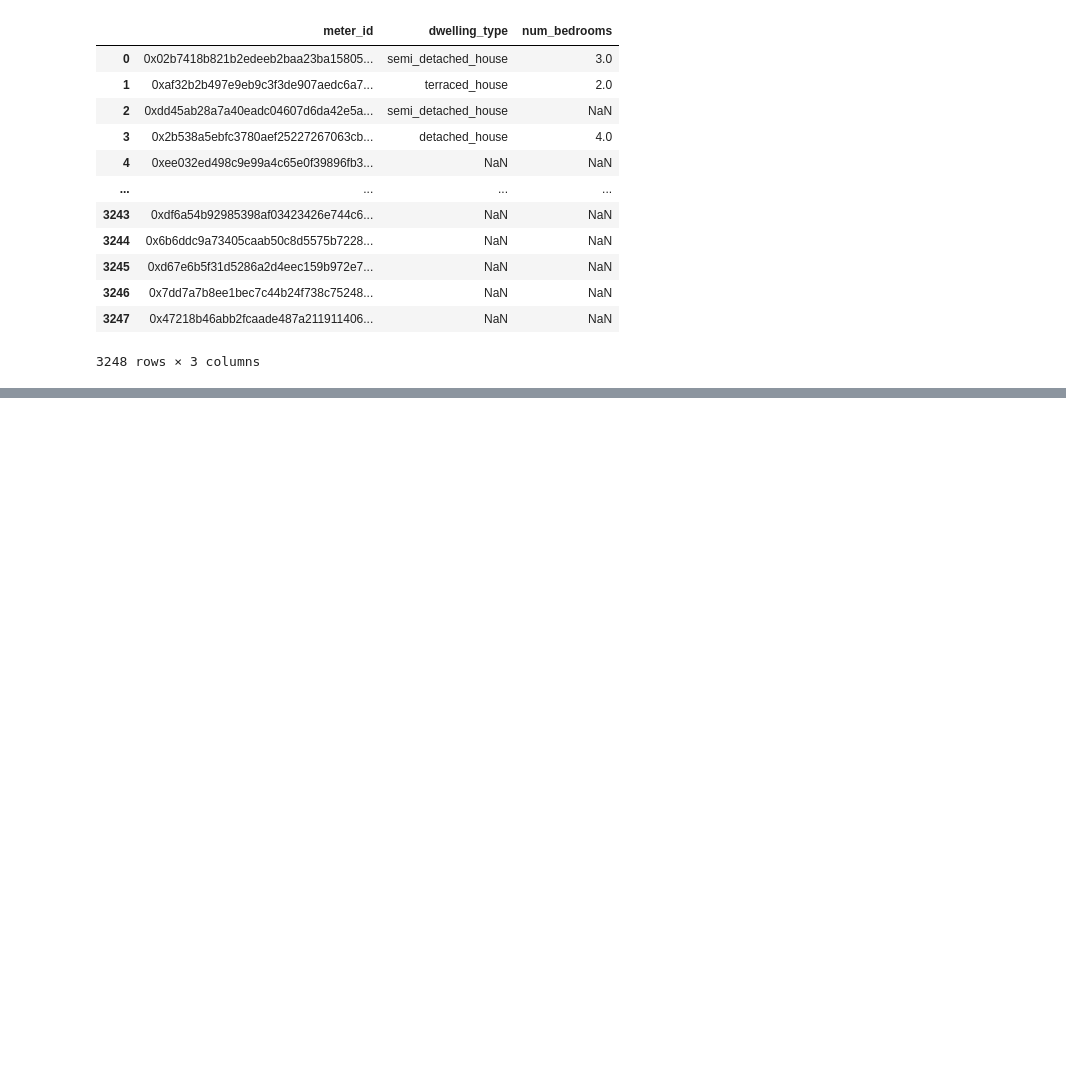
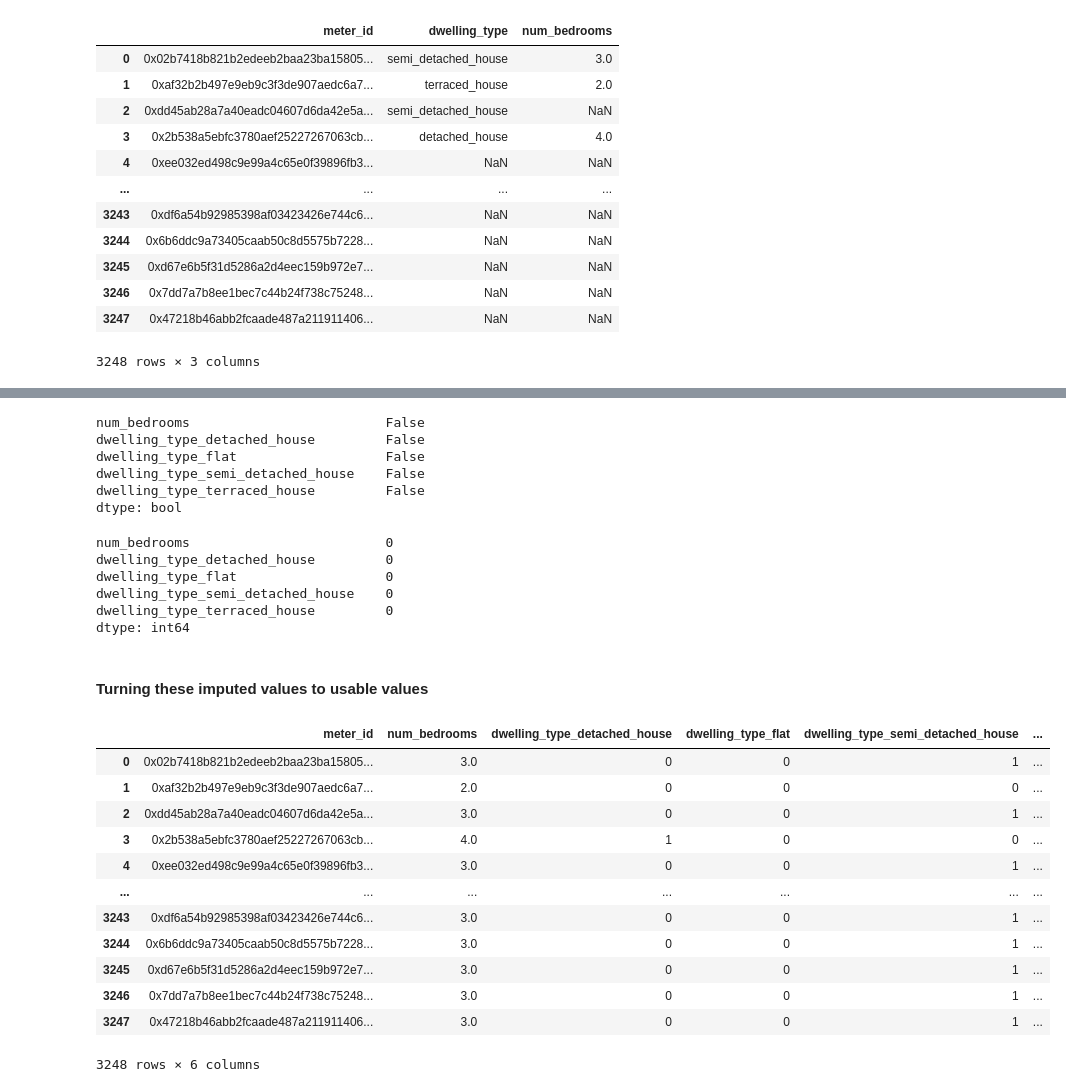
Before and after one commit to danielmusselwhite/UG_Dissertation_Energy_Forecasting, a Jupyter notebook: Src/Jupyter_Notebooks/1. EDA.ipynb, the cells around one changed output, grey strips where cells are left out. Drawn from its saved outputs; the diff is of its cells as text; code cells hidden in the pictures; blank space fills up the shorter version.

```diff
--- a/Src/Jupyter_Notebooks/1. EDA.ipynb
+++ b/Src/Jupyter_Notebooks/1. EDA.ipynb
@@ -311,0 +567,60 @@ df_info_all_meters
+# %%
+# checking it no longer has missing values
+df_info_knn_imputed.isna().any()
+# %% [output]
+num_bedrooms                         False
+dwelling_type_detached_house         False
+dwelling_type_flat                   False
+dwelling_type_semi_detached_house    False
+dwelling_type_terraced_house         False
+dtype: bool
+# %%
+# looking at sum of missing values
+df_info_knn_imputed.isna().sum()
+# %% [output]
+num_bedrooms                         0
+dwelling_type_detached_house         0
+dwelling_type_flat                   0
+dwelling_type_semi_detached_house    0
+dwelling_type_terraced_house         0
+dtype: int64
+# %% [markdown]
+#### Turning these imputed values to usable values
+# %%
+#Unnormalsing the data
+df_info_knn_imputed.columns[1:] #ignoring meter id as that wasn't normalized
+df_info_knn_finished = pd.DataFrame(scaler.inverse_transform(df_info_knn_imputed), columns = df_info_knn_imputed.columns) # reversing the normalization
+# %%
+#rounding bedrooms to their final value
+num_bedrooms=df_info_knn_finished["num_bedrooms"].round()
+# %%
+#majority vote on dwelling type
+
+#making new df for holding the dwellings
+df_dwellings=df_info_knn_finished[["dwelling_type_detached_house","dwelling_type_flat","dwelling_type_semi_detached_house","dwelling_type_terraced_house"]]
+#adding the bungalow probability column
+df_dwellings["dwelling_type_bungalow"]=1-df_dwellings["dwelling_type_detached_house"]-df_dwellings["dwelling_type_flat"]-df_dwellings["dwelling_type_semi_detached_house"]-df_dwellings["dwelling_type_terraced_house"]
+#setting the type as the dwelling with the highest probability
+df_dwellings=df_dwellings.eq(df_dwellings.where(df_dwellings != 0).max(1), axis=0).astype(int)
+#dropping the bungalow column as now redundant
+df_dwellings=df_dwellings.drop("dwelling_type_bungalow",axis=1)
+# %%
+#concatenating the meter_id, number of bedrooms, and dwellings columns
+df_info_knn_finished = pd.concat([meter_id, num_bedrooms, df_dwellings], axis=1)
+# %%
+#inspecting the final configuration of the knn imputed values
+df_info_knn_finished
+# %% [output]
+|  | meter_id | num_bedrooms | dwelling_type_detached_house | dwelling_type_flat | dwelling_type_semi_detached_house | ... |
+| 0 | 0x02b7418b821b2edeeb2baa23ba15805... | 3.0 | 0 | 0 | 1 | ... |
+| 1 | 0xaf32b2b497e9eb9c3f3de907aedc6a7... | 2.0 | 0 | 0 | 0 | ... |
+| 2 | 0xdd45ab28a7a40eadc04607d6da42e5a... | 3.0 | 0 | 0 | 1 | ... |
+| 3 | 0x2b538a5ebfc3780aef25227267063cb... | 4.0 | 1 | 0 | 0 | ... |
+| 4 | 0xee032ed498c9e99a4c65e0f39896fb3... | 3.0 | 0 | 0 | 1 | ... |
+| ... | ... | ... | ... | ... | ... | ... |
+| 3243 | 0xdf6a54b92985398af03423426e744c6... | 3.0 | 0 | 0 | 1 | ... |
+| 3244 | 0x6b6ddc9a73405caab50c8d5575b7228... | 3.0 | 0 | 0 | 1 | ... |
+| 3245 | 0xd67e6b5f31d5286a2d4eec159b972e7... | 3.0 | 0 | 0 | 1 | ... |
+| 3246 | 0x7dd7a7b8ee1bec7c44b24f738c75248... | 3.0 | 0 | 0 | 1 | ... |
+| 3247 | 0x47218b46abb2fcaade487a211911406... | 3.0 | 0 | 0 | 1 | ... |
+3248 rows × 6 columns
```
Also changed, not shown: parts of 33 cells of this notebook, 1 other file.
